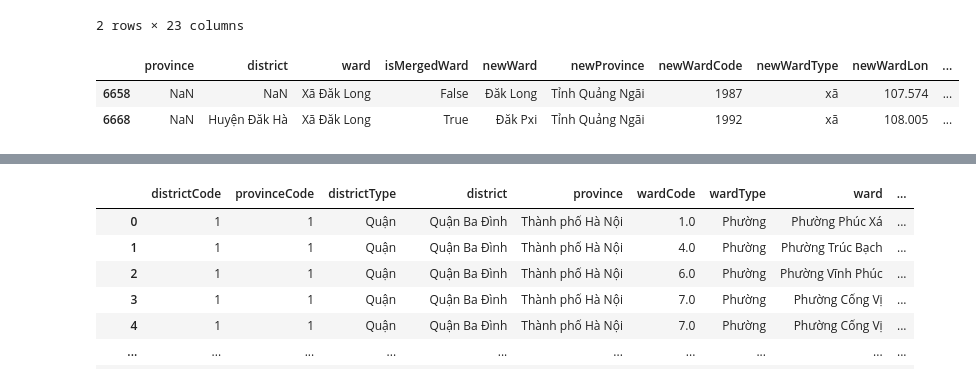
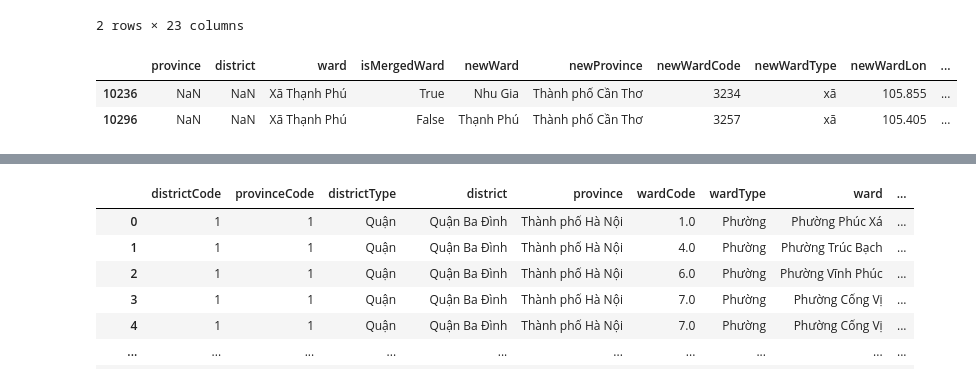
Before and after one commit to tranngocminhhieu/vietnamadminunits, a Jupyter notebook: script_and_notebook/p1_collect_raw_data/s2_sapnhap.bando.com.vn_unpivot.ipynb, the cells around one changed output, grey strips where cells are left out. Cells and saved outputs as stored; diff of their text form; code cells hidden in the pictures.

```diff
--- a/script_and_notebook/p1_collect_raw_data/s2_sapnhap.bando.com.vn_unpivot.ipynb
+++ b/script_and_notebook/p1_collect_raw_data/s2_sapnhap.bando.com.vn_unpivot.ipynb
@@ -110,7 +113,7 @@ def unicode_normalize(text):
 # Chuẩn bị danh mục 63 tỉnh thành
 # %%
 # Ward level is not includes 5 islands
-df_danhmuc_ward = pd.read_csv('data/danhmuchanhchinh.gso.gov.vn_2025-07-18.csv')
+df_danhmuc_ward = pd.read_csv(BASE_DIR /'data/danhmuchanhchinh.gso.gov.vn_2025-07-18.csv')
 rename_cols = {
     'Mã': 'wardCode',
     'Mã QH': 'districtCode',
@@ -123,7 +126,7 @@ rename_cols = {
 df_danhmuc_ward = df_danhmuc_ward.rename(columns=rename_cols)[rename_cols.values()]
 # %%
 # District level includes 5 islands
-df_danhmuc_district = pd.read_csv('data/danhmuchanhchinh.gso.gov.vn_district_2025-07-18.csv')
+df_danhmuc_district = pd.read_csv(BASE_DIR / 'data/danhmuchanhchinh.gso.gov.vn_district_2025-07-18.csv')
 rename_cols = {
     'Mã': 'districtCode',
     'Mã TP': 'provinceCode',
@@ -158,7 +161,7 @@ df_danhmuc[df_danhmuc['ward'].isna()]
 # %% [markdown]
 # Sáp nhập province
 # %%
-df_sapnhap_province = pd.read_csv('data/sapnhap.bando.com.vn_province.csv')
+df_sapnhap_province = pd.read_csv(BASE_DIR / 'data/sapnhap.bando.com.vn_province.csv')
 
 # Enrich data
 df_sapnhap_province['isMergedProvince'] = np.where(df_sapnhap_province['truocsapnhap']=='không sáp nhập', False, True)
@@ -222,7 +225,7 @@ df_danhmuc
 # %% [markdown]
 ## Unpivot
 # %%
-df_sapnhap_ward = pd.read_csv('data/sapnhap.bando.com.vn_ward.csv')
+df_sapnhap_ward = pd.read_csv(BASE_DIR / 'data/sapnhap.bando.com.vn_ward.csv')
 
 # Remove và replace text
 # df_sapnhap_ward[df_sapnhap_ward['truocsapnhap'].str.contains('\(')]['truocsapnhap']
@@ -934,13 +951,13 @@ df_convert_full[df_convert_full['newWard'].isna()]
 | 1358 | 75 | 8 | Huyện | Huyện Yên Sơn | Tỉnh Tuyên Quang | 2488.0 | Xã | Xã Trung Môn | ... |
 2 rows × 23 columns
 # %%
-new_province = 'Tỉnh Quảng Ngãi'
-ward_ud = 'dak long'
+new_province = 'Thành phố Cần Thơ'
+ward_ud = 'thanh phu'
 df_sapnhap_ward[(df_sapnhap_ward['newProvince'] == new_province) & (df_sapnhap_ward['wardUd'].fillna('').str.contains(ward_ud))]
 # %% [output]
 |  | province | district | ward | isMergedWard | newWard | newProvince | newWardCode | newWardType | newWardLon | ... |
-| 6658 | NaN | NaN | Xã Đăk Long | False | Đăk Long | Tỉnh Quảng Ngãi | 1987 | xã | 107.574 | ... |
-| 6668 | NaN | Huyện Đăk Hà | Xã Đăk Long | True | Đăk Pxi | Tỉnh Quảng Ngãi | 1992 | xã | 108.005 | ... |
+| 10236 | NaN | NaN | Xã Thạnh Phú | True | Nhu Gia | Thành phố Cần Thơ | 3234 | xã | 105.855 | ... |
+| 10296 | NaN | NaN | Xã Thạnh Phú | False | Thạnh Phú | Thành phố Cần Thơ | 3257 | xã | 105.405 | ... |
 # %%
 df_danhmuc[(df_danhmuc['newProvince'] == new_province) & (df_danhmuc['wardUd'].fillna('').str.contains(ward_ud))]
 # %% [output]
```
Also changed, not shown: parts of 10 cells of this notebook, 10 other files.
